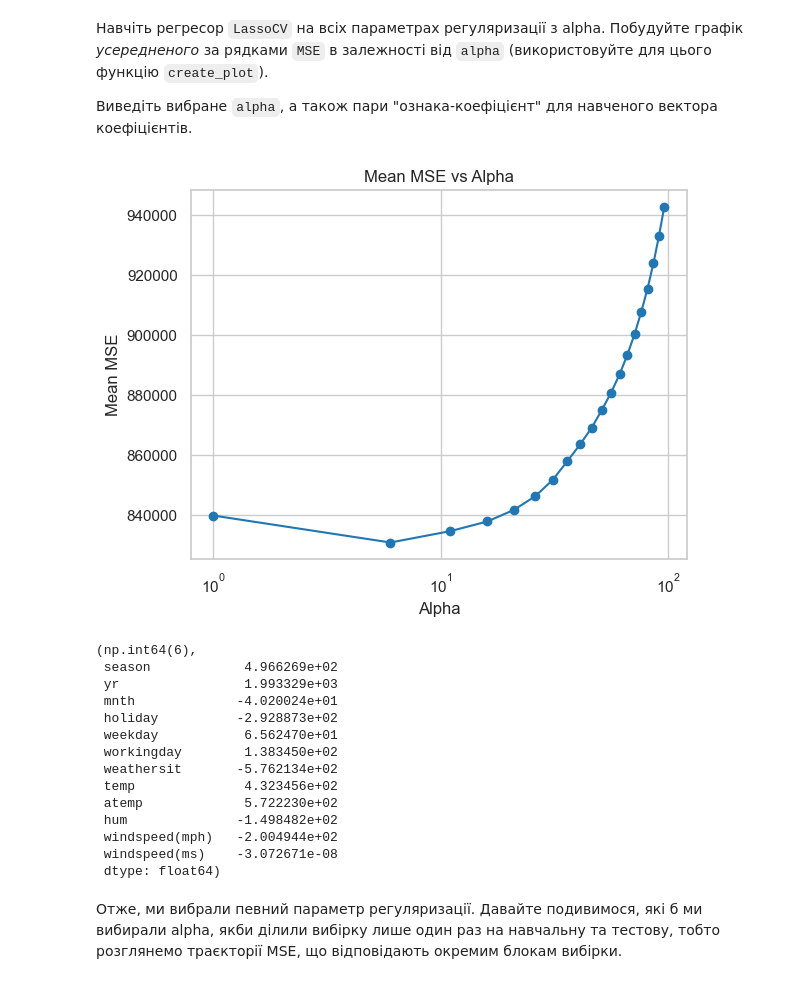
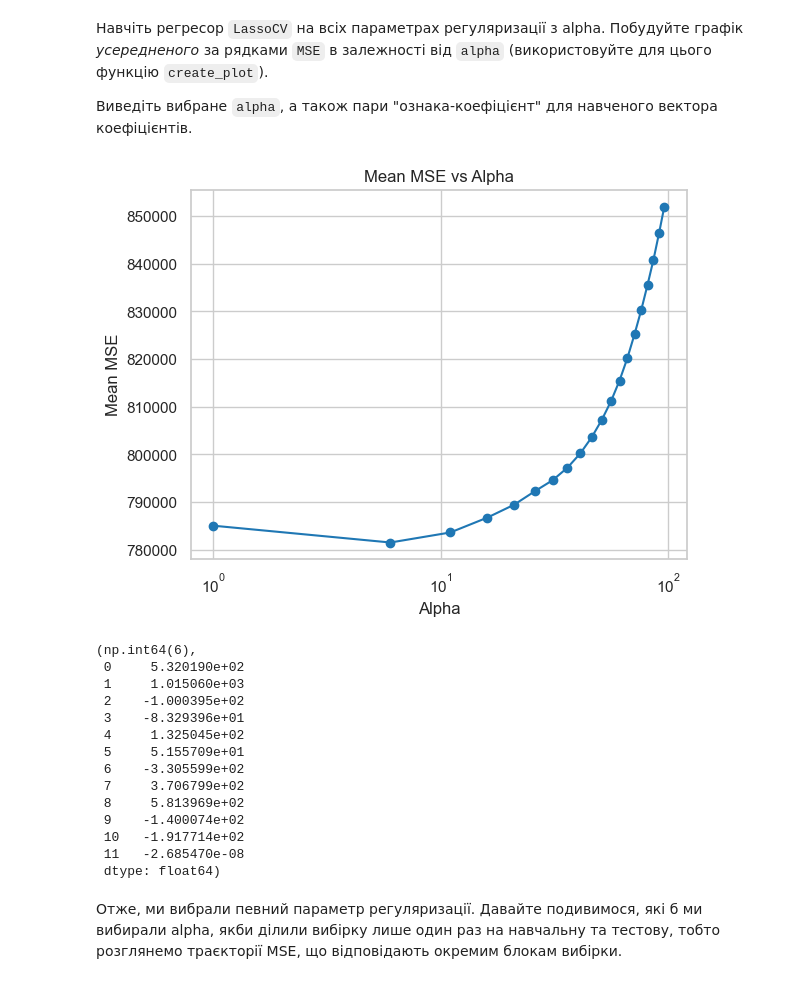
Before and after one commit to Anastasya2701/GOIT-KATRUSHENKO, a Jupyter notebook: HW4/OverfittingHomeWork.ipynb, the cells around one changed output. Saved outputs shown, nothing was run; the diff lists cells and outputs as text; code cells hidden in the pictures.

```diff
--- a/HW4/OverfittingHomeWork.ipynb
+++ b/HW4/OverfittingHomeWork.ipynb
@@ -200,8 +200,4 @@ from sklearn.linear_model import LinearRegression
 ## Завдання 5
 
 Створіть об'єкт лінійного регресора, навчіть його на всіх даних і виведіть ваги моделі (ваги зберігаються у змінній `coef_` класу регресора). Можна виводити пари (назва ознаки, вага), скориставшись функцією `zip`, вбудованою в мову python. Назви ознак зберігаються у змінній `df.columns`.
-# %%
-X = df.drop('cnt', axis=1)
-y = df['cnt']
-X_train, X_test, y_train, y_test = train_test_split(X, y, test_size=0.2, random_state=42)
 # %%
@@ -242,10 +238,10 @@ $$w = (X^TX)^{-1} X^T y$$
 from sklearn.linear_model import Ridge, Lasso
 
 lasso_model = Lasso(alpha=0.1)
-lasso_model.fit(X_train, y_train)
+lasso_model.fit(X, y)
 
 lasso_coefficients = lasso_model.coef_
-lasso_weights = zip(X.columns, lasso_coefficients)
+lasso_weights = zip(df.columns, lasso_coefficients)
 lasso_weights_output = {feature: weight for feature, weight in lasso_weights}
 lasso_weights_output
 # %% [output]
@@ -265,9 +261,9 @@ lasso_weights_output
 Навчіть лінійну модель з $L_2$-регуляризацією (клас Ridge) і виведіть ваги.
 # %%
 ridge_model = Ridge(alpha=0.1)
-ridge_model.fit(X_train, y_train)
+ridge_model.fit(X, y)
 ridge_coefficients = ridge_model.coef_
-ridge_weights = zip(X.columns, ridge_coefficients)
+ridge_weights = zip(df.columns, ridge_coefficients)
 ridge_weights_output = {feature: weight for feature, weight in ridge_weights}
 ridge_weights_output
 # %% [output]
@@ -370,47 +366,47 @@ plt.show()
 # %%
 from sklearn.linear_model import LassoCV
 
 alphas = np.arange(1, 100, 5)
 
 regressor = LassoCV(alphas=alphas, cv=3, random_state=42)
-regressor.fit(X_train, y_train)
+regressor.fit(X, y)
 
 mse_path = regressor.mse_path_
 
 mean_mse = mse_path.mean(axis=1)
 
 def create_plot(alphas, mean_mse):
     plt.figure(figsize=(10,6))
 x = map(lambda x: x, regressor.alphas_)
 y = map(lambda mse: mse, mean_mse)
 plt.plot(regressor.alphas_, mean_mse, marker='o', linestyle='-')
 plt.xscale('log')
 plt.xlabel('Alpha')
 plt.ylabel('Mean MSE')
 plt.title('Mean MSE vs Alpha')
 plt.grid(True)
 plt.show()
 # %% [output]
-[figure, old version]
+[figure, new version]
 # %%
 selected_alpha = regressor.alpha_
 
-coefficient = pd.Series(regressor.coef_, index=X.columns)
-selected_alpha, coefficient[coefficient != 0]
+coefficient = pd.Series(regressor.coef_)
+selected_alpha, coefficient
 # %% [output]
 (np.int64(6),
- season            4.966269e+02
- yr                1.993329e+03
- mnth             -4.020024e+01
- holiday          -2.928873e+02
- weekday           6.562470e+01
- workingday        1.383450e+02
- weathersit       -5.762134e+02
- temp              4.323456e+02
- atemp             5.722230e+02
- hum              -1.498482e+02
- windspeed(mph)   -2.004944e+02
- windspeed(ms)    -3.072671e-08
+ 0     5.320190e+02
+ 1     1.015060e+03
+ 2    -1.000395e+02
+ 3    -8.329396e+01
+ 4     1.325045e+02
+ 5     5.155709e+01
+ 6    -3.305599e+02
+ 7     3.706799e+02
+ 8     5.813969e+02
+ 9    -1.400074e+02
+ 10   -1.917714e+02
+ 11   -2.685470e-08
  dtype: float64)
 # %% [markdown]
 Отже, ми вибрали певний параметр регуляризації. Давайте подивимося, які б ми вибирали alpha, якби ділили вибірку лише один раз на навчальну та тестову, тобто розглянемо траєкторії MSE, що відповідають окремим блокам вибірки.
```
Also changed, not shown: parts of 10 cells of this notebook.
